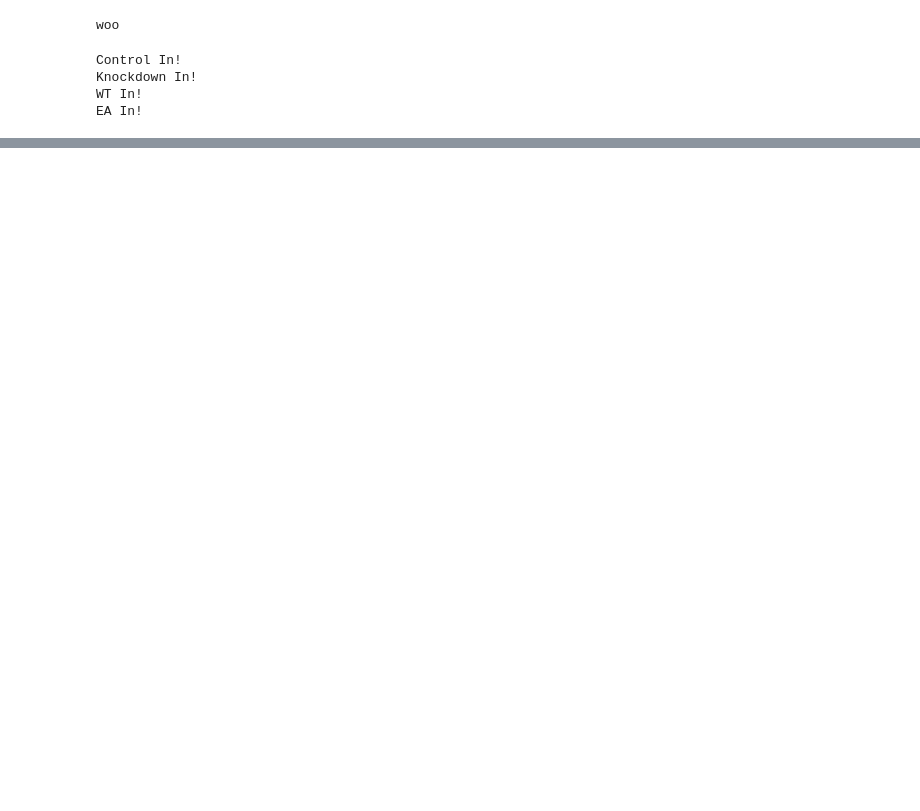
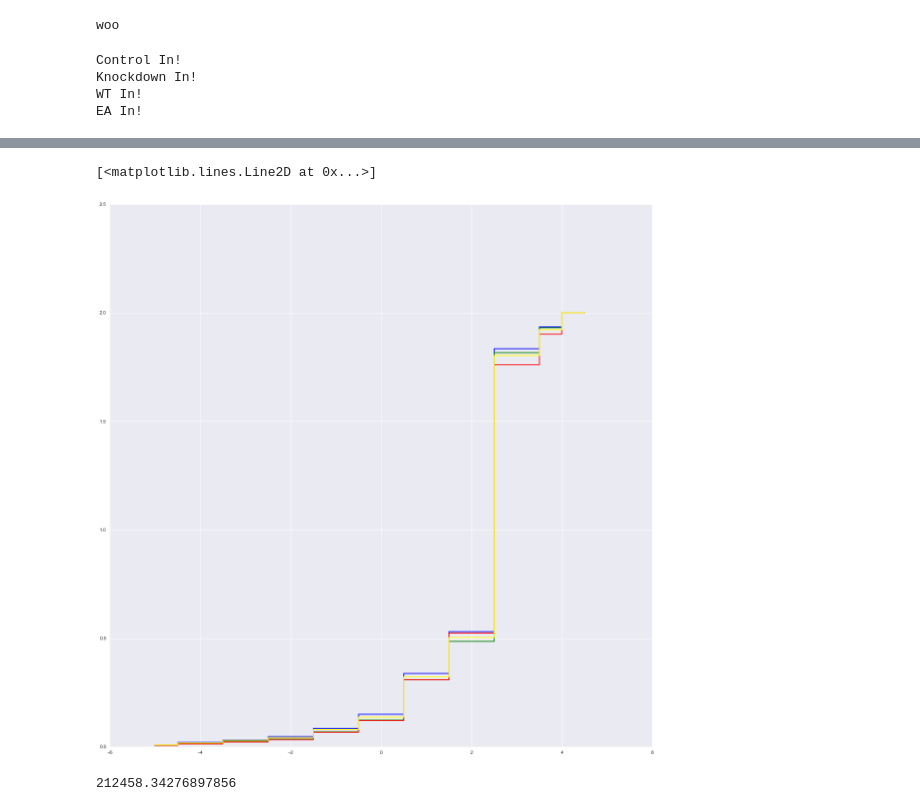
Before and after one commit to TimNicholsonShaw/AnOThER-Seq, a Jupyter notebook: notebooks/nocturnin.ipynb, the cells around one changed output, grey strips where cells are left out. Saved outputs shown, nothing was run; the diff lists cells and outputs as text; code cells hidden in the pictures; blank space fills up the shorter version.

```diff
--- a/notebooks/nocturnin.ipynb
+++ b/notebooks/nocturnin.ipynb
@@ -98,0 +177,26 @@ sns.pointplot?
+# %%
+plt.figure(figsize=(20,20))
+df = filtControl[filtControl['Gene'].str.contains('gtRNA')]
+values, base = np.histogram(df['3Loc']+df['TailLength'], bins=20, normed=True)
+cumulative = np.cumsum(values)
+plt.step(base[:-1], cumulative, c='blue')
+
+df = filtKD[filtKD['Gene'].str.contains('gtRNA')]
+values, base = np.histogram(df['3Loc']+df['TailLength'], bins=20, normed=True)
+cumulative = np.cumsum(values)
+plt.step(base[:-1], cumulative, c='green')
+
+df = filtWT[filtWT['Gene'].str.contains('gtRNA')]
+values, base = np.histogram(df['3Loc']+df['TailLength'], bins=20, normed=True)
+cumulative = np.cumsum(values)
+plt.step(base[:-1], cumulative, c='red')
+
+df = filtEA[filtEA['Gene'].str.contains('gtRNA')]
+values, base = np.histogram(df['3Loc']+df['TailLength'], bins=20, normed=True)
+cumulative = np.cumsum(values)
+plt.step(base[:-1], cumulative, c='yellow')
+
+#cumulative plots of tRNA
+# %% [output]
+[<matplotlib.lines.Line2D at 0x...>]
+[figure, added]
@@ -98,0 +208,6 @@ sns.pointplot?
+# %%
+dude = df1
+brah = filtControl
+len(dude)/(len(brah)/1000000)
+# %% [output]
+212458.34276897856
```
Also changed, not shown: parts of 12 cells of this notebook, 1 other file.
